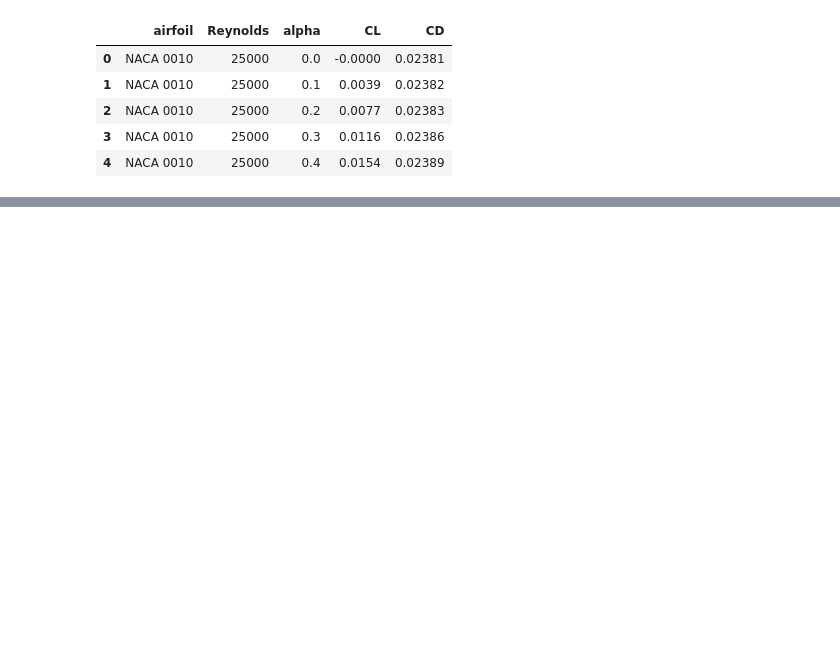
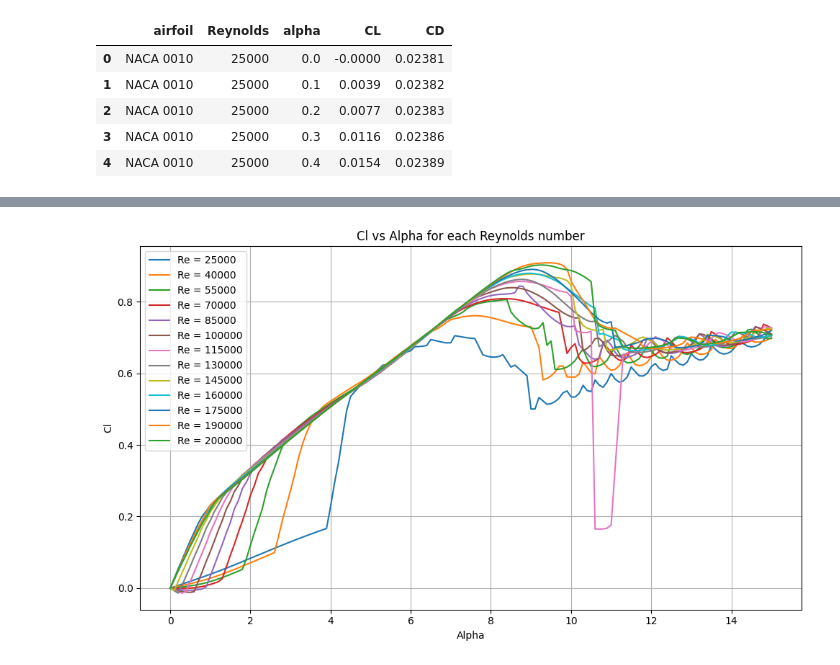
Before and after one commit to miirage-exe/data-driven-engineering, a Jupyter notebook: topic_2_pca.ipynb, the cells around one changed output, grey strips where cells are left out. Drawn from its saved outputs; the diff is of its cells as text; code cells hidden in the pictures; blank space fills up the shorter version.

```diff
--- a/topic_2_pca.ipynb
+++ b/topic_2_pca.ipynb
@@ -33,0 +64,16 @@ df.head()
+# %%
+fig, ax = plt.subplots(figsize=(10, 6))
+
+for re, group in df_unique_naca.groupby('Reynolds'):
+    group_sorted = group.sort_values('alpha')
+    ax.plot(group_sorted['alpha'], group_sorted['CL'], label=f'Re = {re:.0f}')
+
+ax.set_xlabel('Alpha')
+ax.set_ylabel('Cl')
+ax.set_title('Cl vs Alpha for each Reynolds number')
+ax.legend()
+ax.grid(True)
+plt.tight_layout()
+plt.show()
+# %% [output]
+[figure, added]
```
Also changed, not shown: parts of 5 cells of this notebook.
